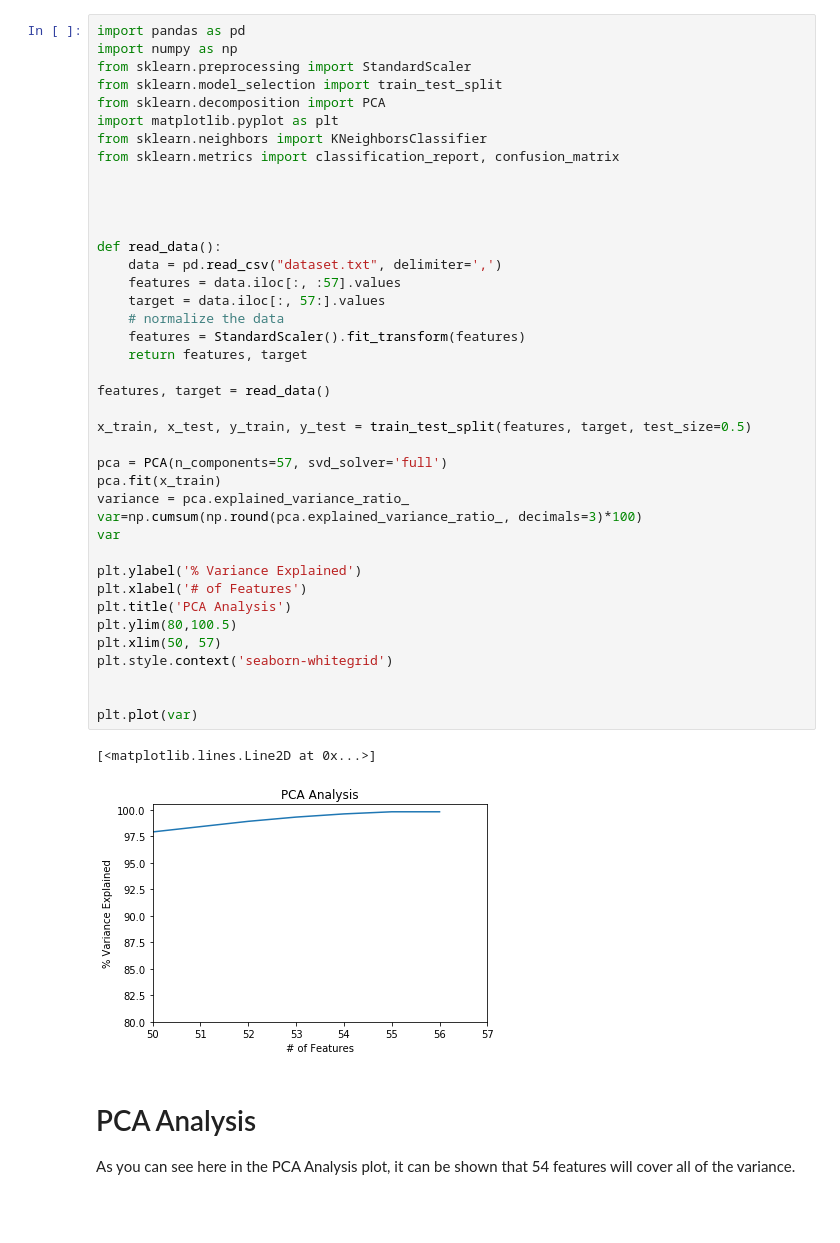
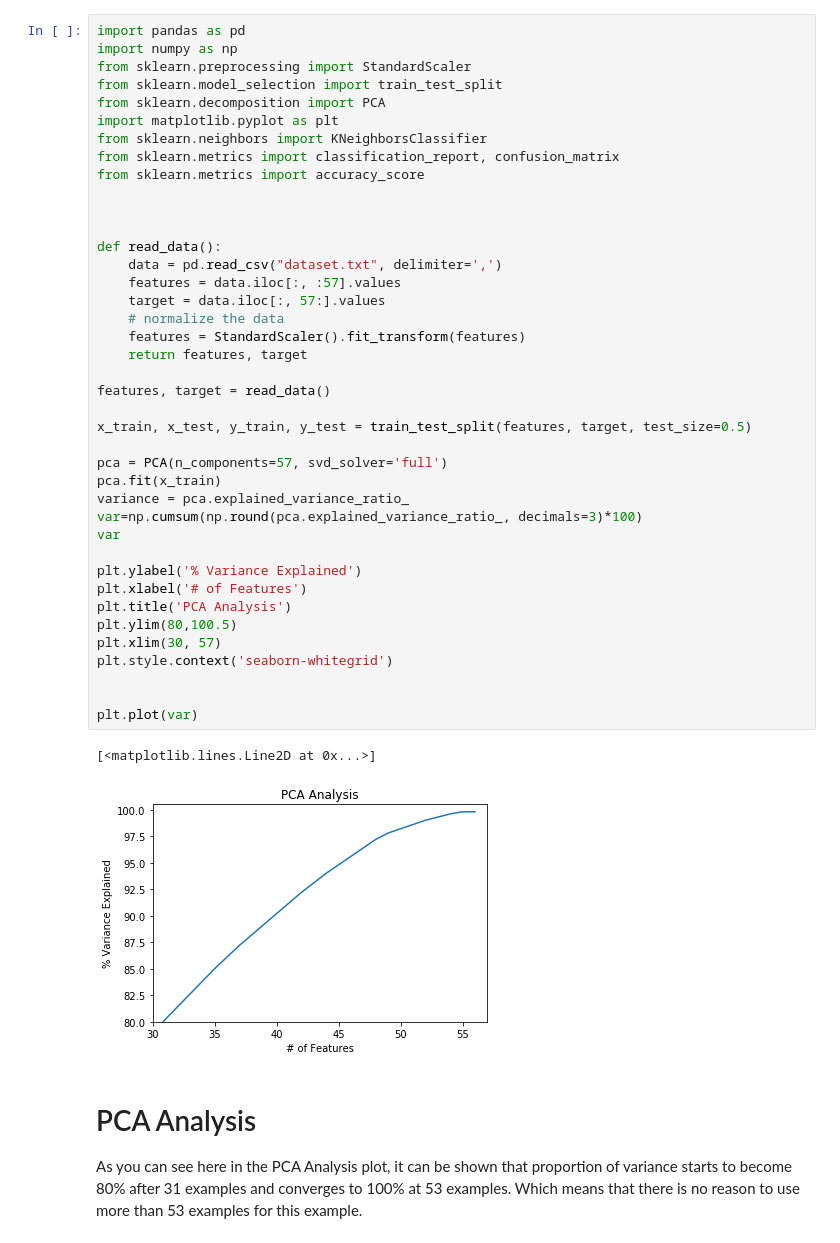
Before and after one commit to erenatas/PCA, a Jupyter notebook: PCA.ipynb, the cells around one changed output. Drawn from its saved outputs; the diff is of its cells as text; blank space fills up the shorter version.

```diff
--- a/PCA.ipynb
+++ b/PCA.ipynb
@@ -7,43 +7,43 @@ from sklearn.decomposition import PCA
 import matplotlib.pyplot as plt
 from sklearn.neighbors import KNeighborsClassifier
 from sklearn.metrics import classification_report, confusion_matrix
-
+from sklearn.metrics import accuracy_score
 
 
 
 def read_data():
     data = pd.read_csv("dataset.txt", delimiter=',')
     features = data.iloc[:, :57].values
     target = data.iloc[:, 57:].values
     # normalize the data
     features = StandardScaler().fit_transform(features)
     return features, target
 
 features, target = read_data()
 
 x_train, x_test, y_train, y_test = train_test_split(features, target, test_size=0.5)
 
 pca = PCA(n_components=57, svd_solver='full')
 pca.fit(x_train)
 variance = pca.explained_variance_ratio_
 var=np.cumsum(np.round(pca.explained_variance_ratio_, decimals=3)*100)
 var
 
 plt.ylabel('% Variance Explained')
 plt.xlabel('# of Features')
 plt.title('PCA Analysis')
 plt.ylim(80,100.5)
-plt.xlim(50, 57)
+plt.xlim(30, 57)
 plt.style.context('seaborn-whitegrid')
 
 
 plt.plot(var)
 # %% [output]
 [<matplotlib.lines.Line2D at 0x...>]
-[figure, old version]
+[figure, new version]
 # %% [markdown]
 # PCA Analysis
-As you can see here in the PCA Analysis plot, it can be shown that 54 features will cover all of the variance.
+As you can see here in the PCA Analysis plot, it can be shown that proportion of variance starts to become 80% after 31 examples and converges to 100% at 53 examples. Which means that there is no reason to use more than 53 examples for this example.
 # %%
 print("Case 1")
 classifier = KNeighborsClassifier(n_jobs=-1,n_neighbors=5,weights='uniform')
```
Also changed, not shown: parts of 3 cells of this notebook.
